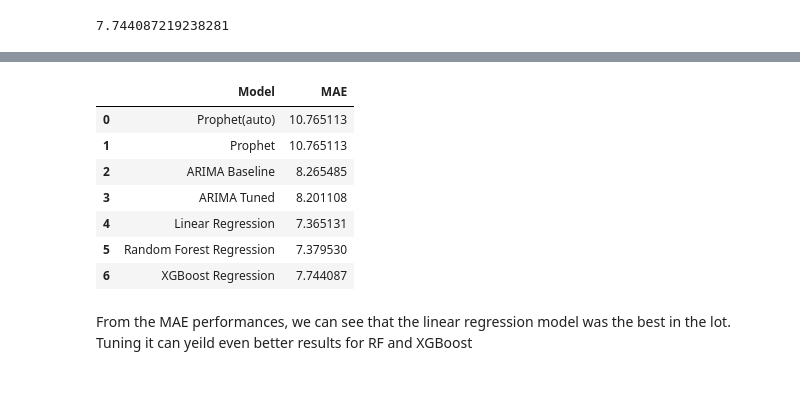
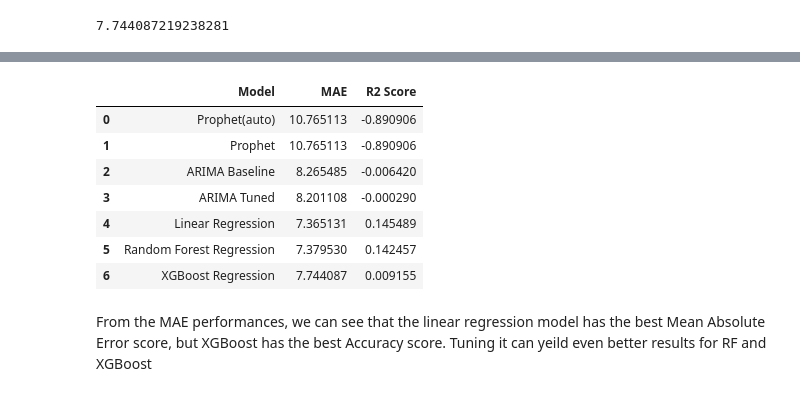
Before and after one commit to diB-dev24/Bike-Sales-Time-Series-Project-, a Jupyter notebook: Bike Sales Project.ipynb, the cells around one changed output, grey strips where cells are left out. Saved outputs shown, nothing was run; the diff lists cells and outputs as text; code cells hidden in the pictures.

```diff
--- a/Bike Sales Project.ipynb
+++ b/Bike Sales Project.ipynb
@@ -1046,21 +1071,35 @@ plt.legend()
+# %%
+# Calculating the accuracies of all the models to compare their performance.
+from sklearn.metrics import r2_score
+
+r2_lr = r2_score(y_test, y_pred_lr)
+r2_rf = r2_score(y_test, y_pred_rf)
+r2_xgb = r2_score(y_test, y_pred_xgb)
+
+# r2 scores for prophet and ARIMA models
+r2_arima = r2_score(test, mean_forecast_arima)
+r2_tuned_arima = r2_score(test, mean_forecast_arima_tuned)
+r2_prophet = r2_score(test, prophet_pred)
+r2_prophet_auto = r2_score(test, prophet_auto_pred)
 # %%
 # Comparing the performance of all the models in the results dataframe
 results_df = pd.DataFrame({
     'Model': ['Prophet(auto)', 'Prophet', 'ARIMA Baseline', 'ARIMA Tuned',
               'Linear Regression', 'Random Forest Regression', 'XGBoost Regression'],
     'MAE': [mae_prophet_auto, mae_prophet, mae_baseline, mae_tuned_arima,
-            mae_lr, mae_rf, mae_xgb]
+            mae_lr, mae_rf, mae_xgb],
+    'R2 Score': [r2_prophet_auto, r2_prophet, r2_arima, r2_tuned_arima, r2_lr, r2_rf, r2_xgb]
 })
 
 results_df
 # %% [output]
-|  | Model | MAE |
-| 0 | Prophet(auto) | 10.765113 |
-| 1 | Prophet | 10.765113 |
-| 2 | ARIMA Baseline | 8.265485 |
-| 3 | ARIMA Tuned | 8.201108 |
-| 4 | Linear Regression | 7.365131 |
-| 5 | Random Forest Regression | 7.379530 |
-| 6 | XGBoost Regression | 7.744087 |
+|  | Model | MAE | R2 Score |
+| 0 | Prophet(auto) | 10.765113 | -0.890906 |
+| 1 | Prophet | 10.765113 | -0.890906 |
+| 2 | ARIMA Baseline | 8.265485 | -0.006420 |
+| 3 | ARIMA Tuned | 8.201108 | -0.000290 |
+| 4 | Linear Regression | 7.365131 | 0.145489 |
+| 5 | Random Forest Regression | 7.379530 | 0.142457 |
+| 6 | XGBoost Regression | 7.744087 | 0.009155 |
 # %% [markdown]
-From the MAE performances, we can see that the linear regression model was the best in the lot. Tuning it can yeild even better results for RF and XGBoost
+From the MAE performances, we can see that the linear regression model has the best Mean Absolute Error score, but XGBoost has the best Accuracy score. Tuning it can yeild even better results for RF and XGBoost
```
Also changed, not shown: parts of 15 cells of this notebook.
